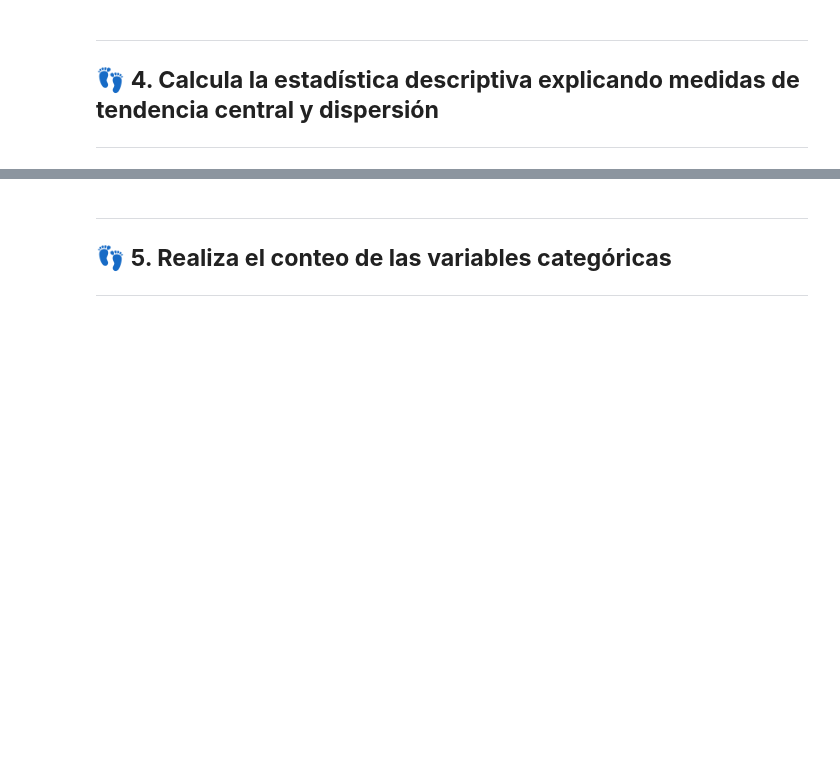
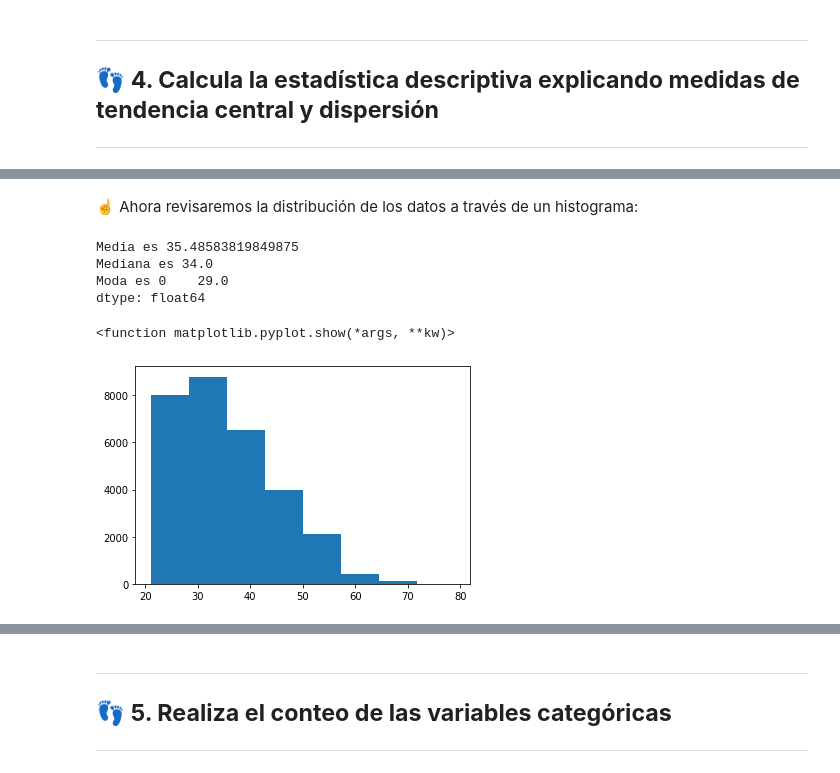
Before and after one commit to PosgradoMNA/actividades-de-aprendizaje-A01793509, a Jupyter notebook: Actividad Semanal -- 6, visualización.A01793509.ipynb, the cells around one changed output, grey strips where cells are left out. Saved outputs shown, nothing was run; the diff lists cells and outputs as text; code cells hidden in the pictures; blank space fills up the shorter version.

```diff
--- a/Actividad Semanal -- 6, visualización.A01793509.ipynb
+++ b/Actividad Semanal -- 6, visualización.A01793509.ipynb
@@ -289,0 +301,21 @@ sns.heatmap(mat_corr, vmin = -1, vmax = 1, cmap = "BuGn", annot= True)
+# %% [markdown]
+☝ Ahora revisaremos la distribución de los datos a través de un histograma:
+# %%
+#Importamos la librearía
+import matplotlib.pyplot as plt
+
+#Visualizamos las medidas
+print("Media es", df.X5.mean())
+print("Mediana es",df.X5.median())
+print("Moda es",df.X5.mode())
+
+#Graficamos las columnas evaluadas anteriormente (X5 y X17)
+plt.hist(df.X5,8)
+plt.show
+# %% [output]
+Media es 35.48583819849875
+Mediana es 34.0
+Moda es 0    29.0
+dtype: float64
+<function matplotlib.pyplot.show(*args, **kw)>
+[figure, added]
```
Also changed, not shown: parts of 21 cells of this notebook.
